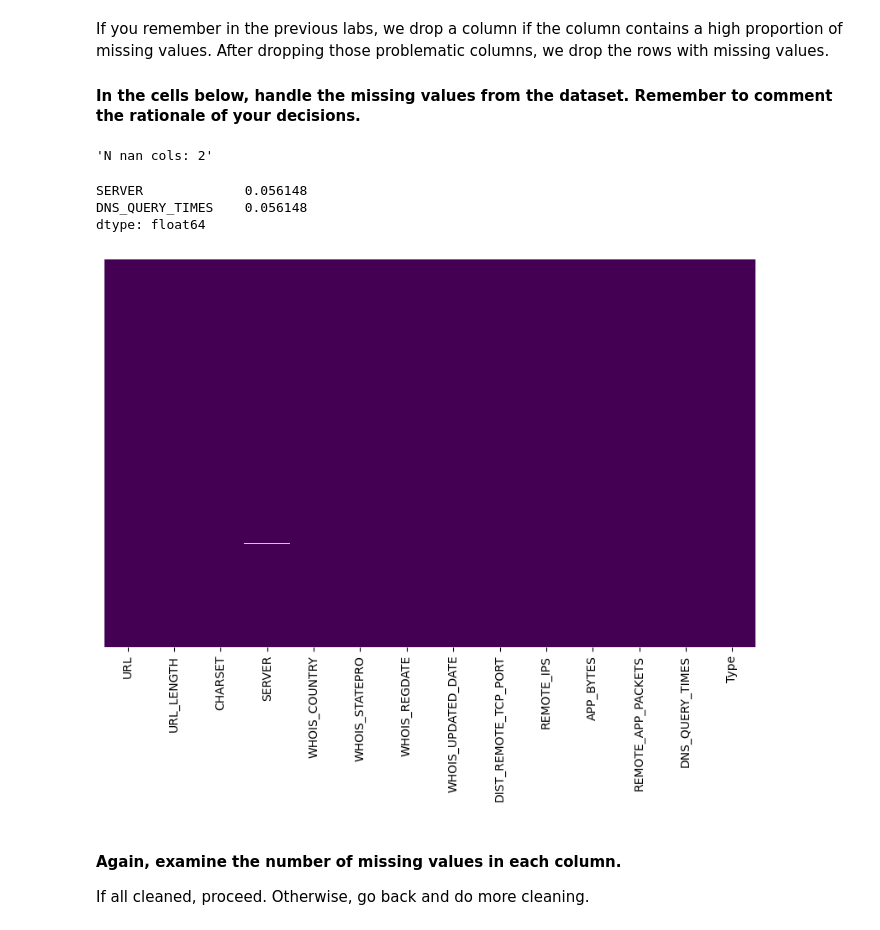
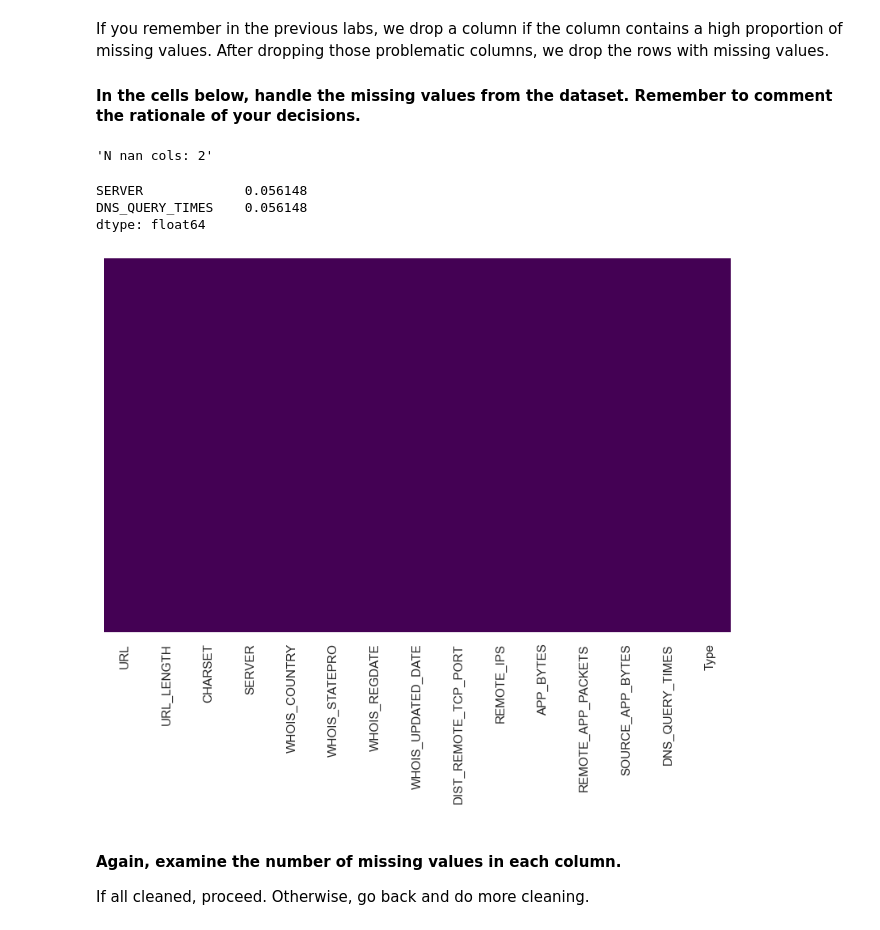
Before and after one commit to Hector1993prog/7.1-lab-supervised-learning, a Jupyter notebook: your-code/main.ipynb, the cells around one changed output. Cells and saved outputs as stored; diff of their text form; code cells hidden in the pictures.

```diff
--- a/your-code/main.ipynb
+++ b/your-code/main.ipynb
@@ -195,6 +238,3 @@ print_corr(df)
 # Challenge 3 - Handle Missing Values
 
 The next step would be handling missing values. **We start by examining the number of missing values in each column, which you will do in the next cell.**
-# %%
-# Your code here
-df = df.drop('CONTENT_LENGTH', axis=1)
@@ -200,0 +250,5 @@ df = df.drop('CONTENT_LENGTH', axis=1)
+# %%
+100-(969/1781 *100)
+#We have a column with a 45% of the values missing, this is the only one we have with this features, so we drop it and the data clean is done.
+web6= web5.drop('CONTENT_LENGTH', axis=1)
+web6.info()
@@ -203,7 +275,6 @@ If you remember in the previous labs, we drop a column if the column contains a
 
 #### In the cells below, handle the missing values from the dataset. Remember to comment the rationale of your decisions.
 # %%
-# Your code here
 def check_nan(df: pd.DataFrame) -> None:
     nan_cols  = df.isna().mean()*100
     display(f'N nan cols: {len(nan_cols[nan_cols>0])}')
@@ -214,10 +285,3 @@ def check_nan(df: pd.DataFrame) -> None:
                cmap='viridis',
                cbar = False)
     plt.show();
-check_nan(df)
-# %% [output]
-'N nan cols: 2'
-SERVER             0.056148
-DNS_QUERY_TIMES    0.056148
-dtype: float64
-[figure, removed]
@@ -228,3 +288,11 @@ df2=df.fillna(0)
+# %%
+check_nan(web6)
+# %% [output]
+'N nan cols: 2'
+SERVER             0.056148
+DNS_QUERY_TIMES    0.056148
+dtype: float64
+[figure, added]
 # %% [markdown]
 #### Again, examine the number of missing values in each column.
 
```
Also changed, not shown: parts of 91 cells of this notebook.
